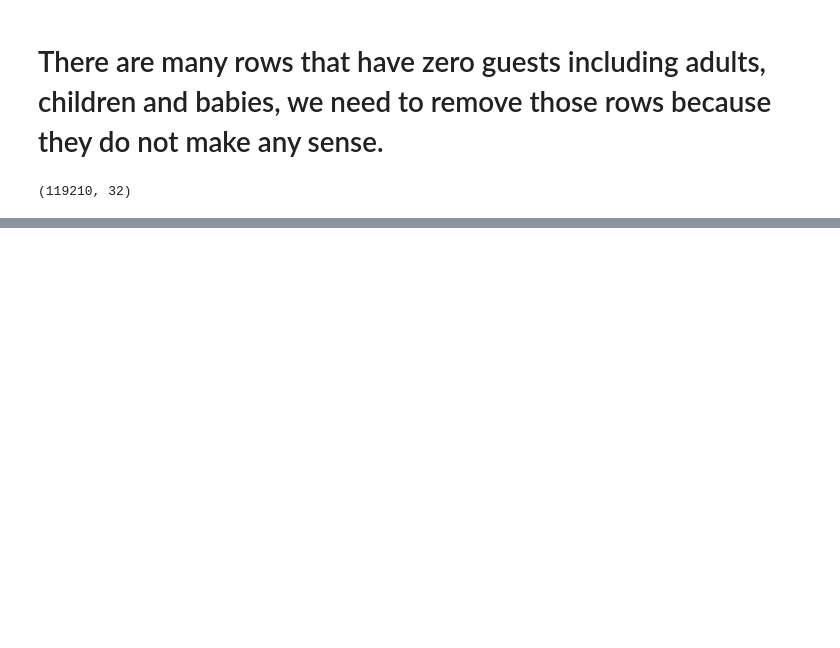
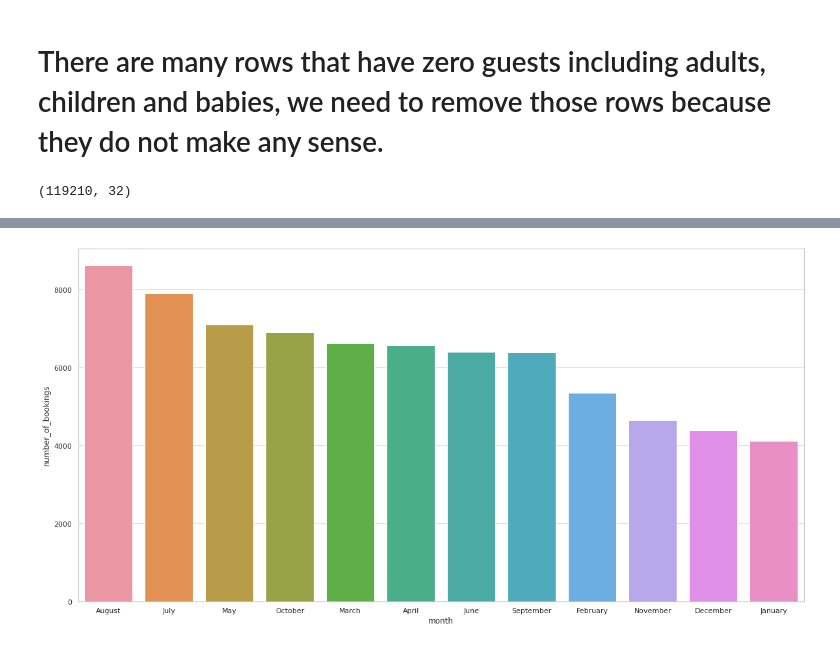
Before and after one commit to PuroshotamSingh/hotel-booking-analysis, a Jupyter notebook: Hotel_Booking_Analysis_Puroshotam_Singh_Capstone_project_1.ipynb, the cells around one changed output, grey strips where cells are left out. Saved outputs shown, nothing was run; the diff lists cells and outputs as text; code cells hidden in the pictures; blank space fills up the shorter version.

```diff
--- a/Hotel_Booking_Analysis_Puroshotam_Singh_Capstone_project_1.ipynb
+++ b/Hotel_Booking_Analysis_Puroshotam_Singh_Capstone_project_1.ipynb
@@ -262,0 +329,3 @@ hotel_df.shape
+# %%
+month_df = hotel_df[hotel_df['is_canceled']==0]['arrival_date_month'].value_counts().reset_index().rename(columns = {'index':'month','arrival_date_month':'number_of_bookings'})
+month_df
@@ -262,0 +346,7 @@ hotel_df.shape
+# %%
+# Barplot of number of bookings in each month
+
+plt.figure(figsize=(20,10))
+ax = sns.barplot(x="month", y="number_of_bookings", data = month_df)
+# %% [output]
+[figure, added]
```
Also changed, not shown: parts of 13 cells of this notebook.
